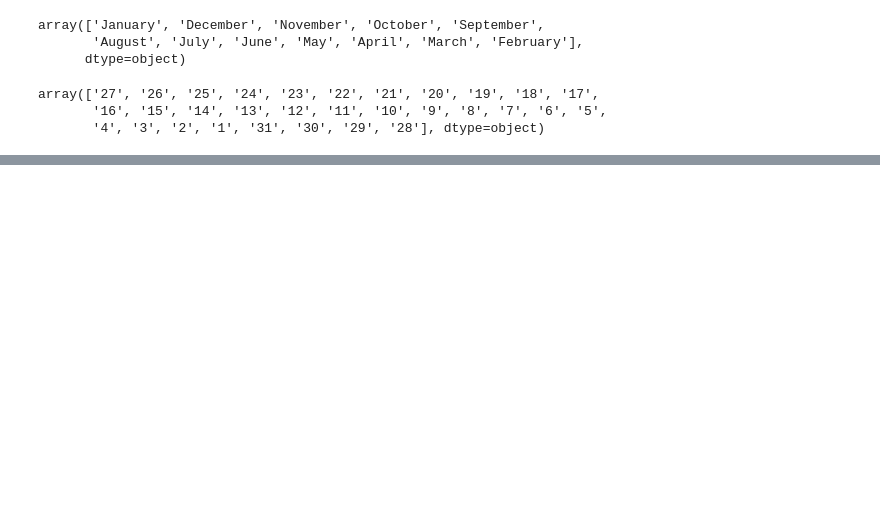
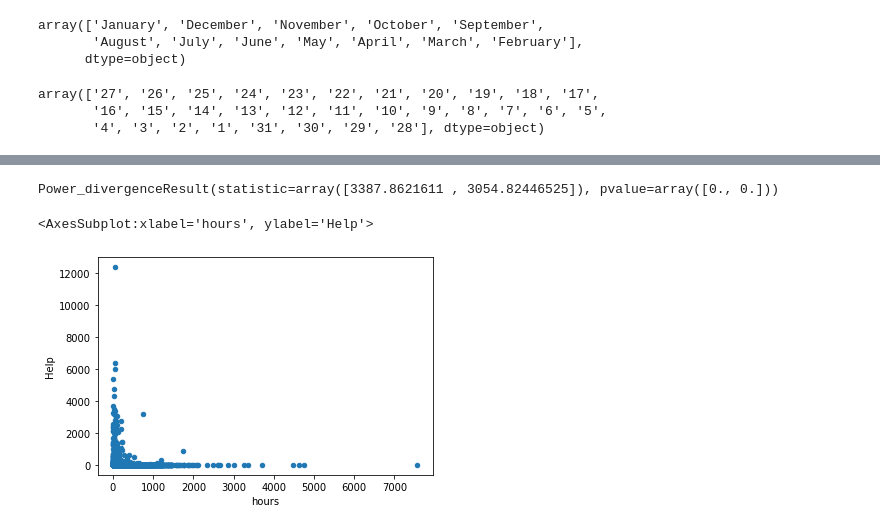
Before and after one commit to baljor3/battlefield2024, a Jupyter notebook: Cleaning data and EDA.ipynb, the cells around one changed output, grey strips where cells are left out. Saved outputs shown, nothing was run; the diff lists cells and outputs as text; code cells hidden in the pictures; blank space fills up the shorter version.

```diff
--- a/Cleaning data and EDA.ipynb
+++ b/Cleaning data and EDA.ipynb
@@ -116,0 +119,4 @@ Name: hours, dtype: float64
+# %%
+#HoursBinned
+BF["HoursBinned"]=pd.qcut(BF["hours"],q=4)
+BF["HoursBinned"]
@@ -116,0 +151,17 @@ Name: hours, dtype: float64
+# %%
+#calculate chisquare test for hours played and recommendate, the more hours somone has
+#the more likely they would recommend this game
+NumberofNonRecommended=c[c["recommendations"]== "Not Recommended"]["helpful"].to_numpy()
+NumberofRecommended=c[c["recommendations"]== "Recommended"]["helpful"].to_numpy()
+
+d=np.array([NumberofNonRecommended,NumberofRecommended]).T
+chisquare(d)
+# %% [output]
+Power_divergenceResult(statistic=array([3387.8621611 , 3054.82446525]), pvalue=array([0., 0.]))
+# %%
+#there is no correlation between hours played and if the review was helpful for some people
+BF.plot.scatter(x = "hours",
+               y="Help")
+# %% [output]
+<AxesSubplot:xlabel='hours', ylabel='Help'>
+[figure, added]
```
Also changed, not shown: parts of 11 cells of this notebook.
